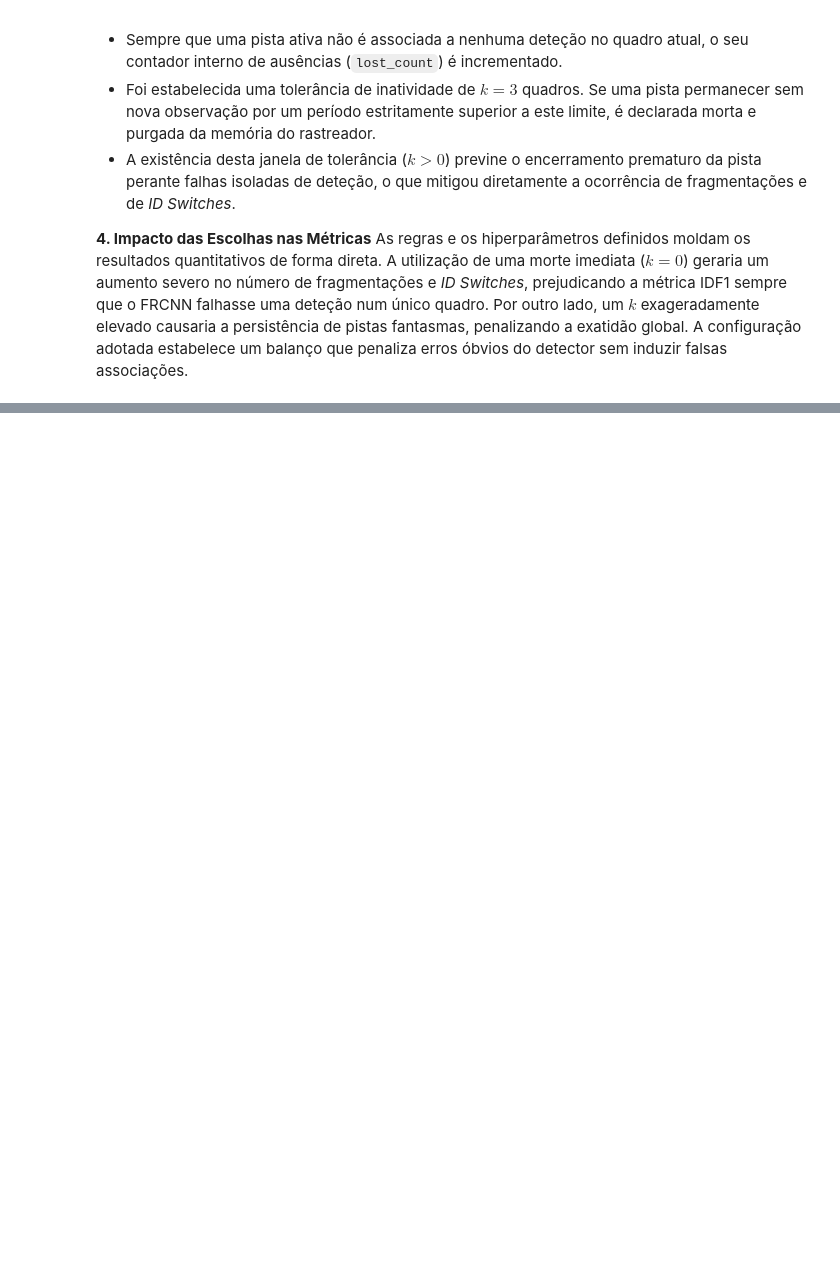
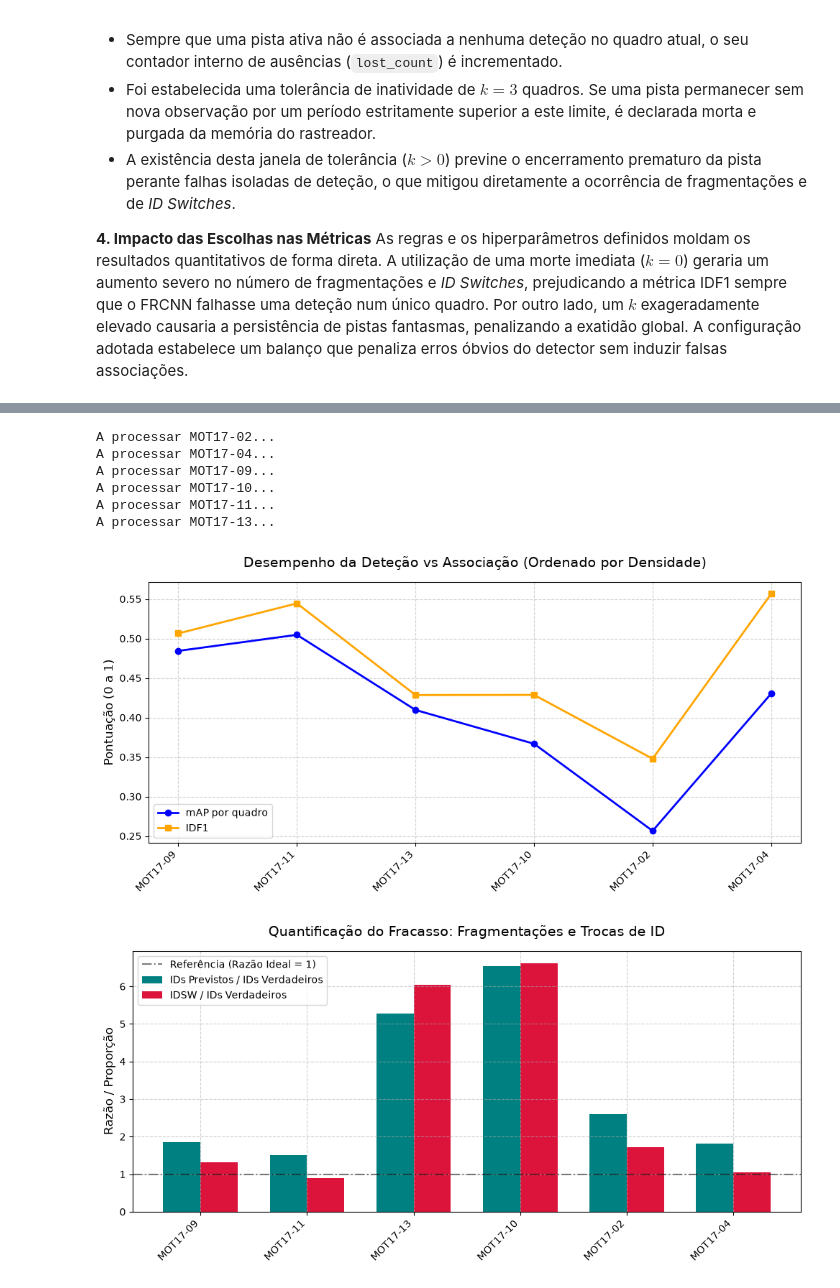
Before and after one commit to mistercapote/deep-learning-assignments, a Jupyter notebook: assignment-02/notebook.ipynb, the cells around one changed output, grey strips where cells are left out. Cells and saved outputs as stored; diff of their text form; code cells hidden in the pictures; blank space fills up the shorter version.

Commit message:
consertando o grafico

```diff
--- a/assignment-02/notebook.ipynb
+++ b/assignment-02/notebook.ipynb
@@ -156,0 +169,79 @@ As regras e os hiperparâmetros definidos moldam os resultados quantitativos de
+# %%
+
+
+sequencias_mot17 = ['MOT17-02', 'MOT17-04', 'MOT17-09', 'MOT17-10', 'MOT17-11', 'MOT17-13']
+resultados_para_grafico = []
+
+for seq in sequencias_mot17:
+    print(f"A processar {seq}...")
+
+    caminho_gt = f'data/MOT17Labels/train/{seq}-FRCNN/gt/gt.txt'
+    caminho_det = f'data/MOT17Labels/train/{seq}-FRCNN/det/det.txt'
+    # 1. Carregar Ground Truth e Detecções (FRCNN)
+    # Certifique-se de que o caminho bate certo com a estrutura das suas pastas
+    gt = carregar_gt(caminho_gt)
+    deteccoes = carregar_deteccoes_mot17(caminho_det, min_conf=0.3)
+    # 2. Rodar o Rastreador (Item 2)
+    tracker = NaiveIoUTracker(iou_threshold=0.3, max_lost=3)
+    predicoes = []
+
+    if len(deteccoes) > 0:
+        frames = np.unique([d[0] for d in deteccoes]).astype(int)
+        for f in frames:
+            # Passa apenas [x, y, w, h, conf]
+            dets_frame = [d[2:] for d in deteccoes if d[0] == f]
+            res_frame = tracker.update(f, dets_frame)
+            predicoes.extend(res_frame)
+
+    # 3. Calcular Métricas de Identidade (Item 3)
+    idf1 = calcular_idf1(gt, predicoes)
+    idsw = calcular_idsw(gt, predicoes)
+
+    # 4. Calcular Valores Estruturais
+    gt_arr = np.array(gt)
+    pred_arr = np.array(predicoes)
+
+    # Previne erros caso a sequência não tenha GT ou Predições
+    ids_true = len(np.unique(gt_arr[:, 1])) if len(gt_arr) > 0 else 1
+    ids_pred = len(np.unique(pred_arr[:, 1])) if len(pred_arr) > 0 else 0
+
+    total_frames = len(np.unique(gt_arr[:, 0])) if len(gt_arr) > 0 else 0
+    densidade = len(gt_arr) / total_frames if total_frames > 0 else 0
+
+    # --- NOVIDADE: Cálculo do mAP quadro a quadro ---
+    map_por_quadro = []
+    if len(gt_arr) > 0:
+        frames_gt = np.unique(gt_arr[:, 0]).astype(int)
+        for f in frames_gt:
+            # Extrai apenas [x, y, w, h] (índices 2 a 5) para a função de mAP
+            gt_frame = [d[2:6] for d in gt if d[0] == f]
+            det_frame = [d[2:6] for d in deteccoes if d[0] == f]
+
+            map_f = calcular_map_quadro(gt_frame, det_frame)
+            map_por_quadro.append(map_f)
+
+    # mAP médio da sequência
+    map_score = np.mean(map_por_quadro) if len(map_por_quadro) > 0 else 0.0
+
+    # 5. Guardar resultados
+    resultados_para_grafico.append({
+        'seq_name': seq,
+        'densidade': densidade,
+        'map': map_score,
+        'idf1': idf1,
+        'ids_pred': ids_pred,
+        'ids_true': ids_true,
+        'idsw': idsw
+    })
+
+# 6. Plotar o Descolamento (Item 5)
+plotar_descolamento(resultados_para_grafico)
+# %% [output]
+A processar MOT17-02...
+A processar MOT17-04...
+A processar MOT17-09...
+A processar MOT17-10...
+A processar MOT17-11...
+A processar MOT17-13...
+[figure, added]
+[figure, added]
```
Also changed, not shown: parts of 3 cells of this notebook, 4 other files.
